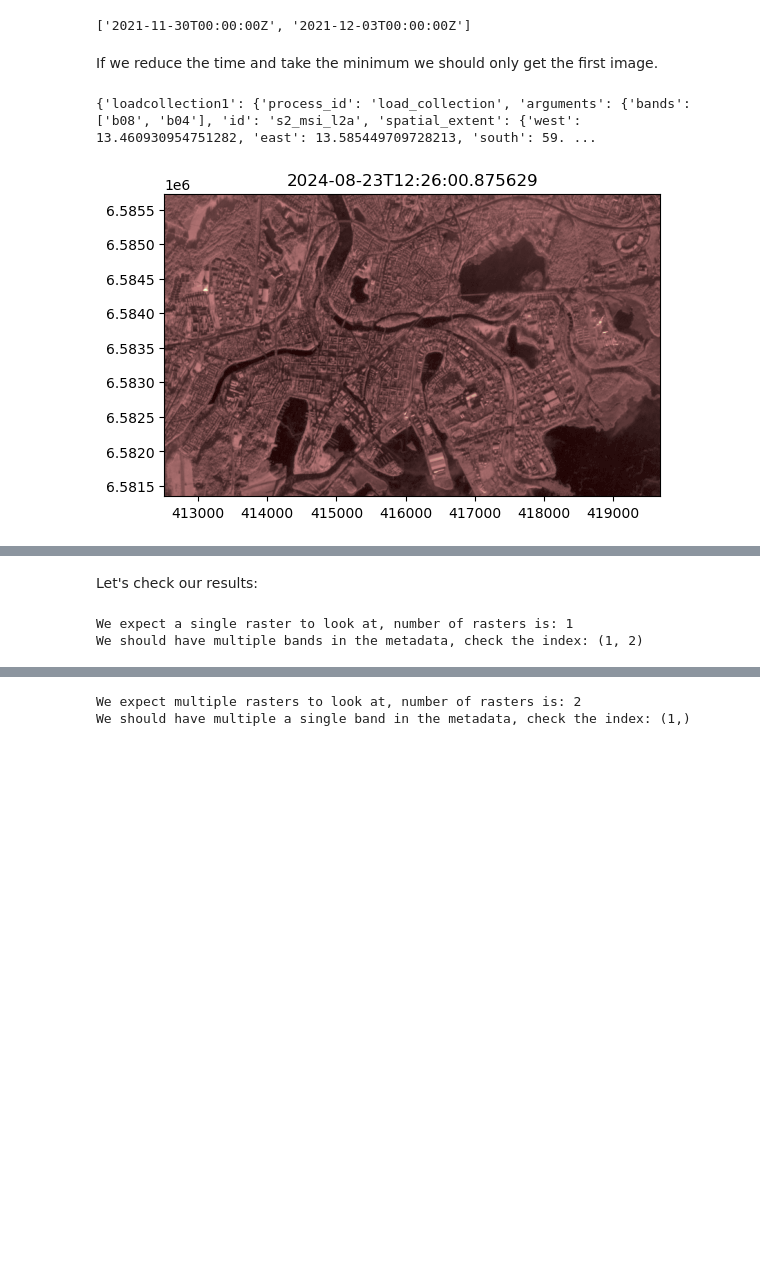
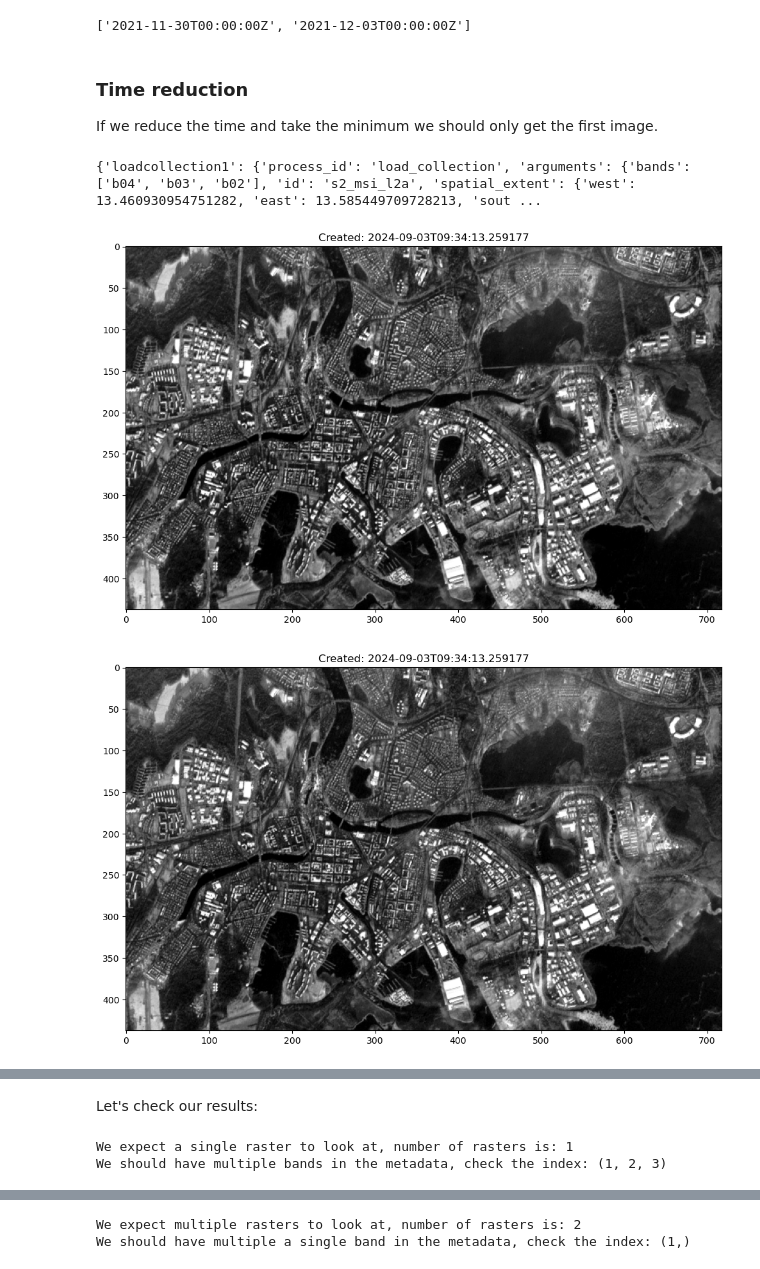
Before and after one commit to DigitalEarthSweden/digital-earth-sweden-community, a Jupyter notebook: tutorials/060_EO_020-Reductions.ipynb, the cells around one changed output, grey strips where cells are left out. Drawn from its saved outputs; the diff is of its cells as text; code cells hidden in the pictures; blank space fills up the shorter version.

```diff
--- a/tutorials/060_EO_020-Reductions.ipynb
+++ b/tutorials/060_EO_020-Reductions.ipynb
@@ -14,7 +46,7 @@ connection = openeo.connect(eo_service_url)
 s2_datacube=connection.load_collection(collection_id=s2.s2_msi_l2a,
                          spatial_extent=s2.bbox.karlstad_mini_land,
                          temporal_extent=s2.timespans.two_images,
-                        bands=['b08','b04'],
+                        bands=['b04', 'b03', 'b02'],
                         )
 # %%
 # Show information
@@ -39,14 +73,16 @@ s2.timespans.two_images
 # %% [output]
 ['2021-11-30T00:00:00Z', '2021-12-03T00:00:00Z']
 # %% [markdown]
+### Time reduction
 If we reduce the time and take the minimum we should only get the first image.
 # %%
 reduced_cube_over_time = s2_datacube.reduce_dimension(dimension="t", reducer="min")
 
 # Show information
 print(reduced_cube_over_time.flat_graph())
 s2_image_data_reduced = reduced_cube_over_time.download(format="gtiff")
-results_time_reduce=show_result(s2_image_data_reduced)
+results_time_reduce=show_result(s2_image_data_reduced, "Greys_r")
 # %% [output]
-{'loadcollection1': {'process_id': 'load_collection', 'arguments': {'bands': ['b08', 'b04'], 'id': 's2_msi_l2a', 'spatial_extent': {'west': 13.460930954751282, 'east': 13.585449709728213, 'south': 59. ...
+{'loadcollection1': {'process_id': 'load_collection', 'arguments': {'bands': ['b04', 'b03', 'b02'], 'id': 's2_msi_l2a', 'spatial_extent': {'west': 13.460930954751282, 'east': 13.585449709728213, 'sout ...
-[figure, old version]
+[figure, new version]
+[figure, added]
@@ -57,5 +94,5 @@ print("We expect a single raster to look at, number of rasters is:", len(results
 print("We should have multiple bands in the metadata, check the index:", results_time_reduce[0].indexes)
 # %% [output]
 We expect a single raster to look at, number of rasters is: 1
-We should have multiple bands in the metadata, check the index: (1, 2)
+We should have multiple bands in the metadata, check the index: (1, 2, 3)
 # %% [markdown]
```
Also changed, not shown: parts of 12 cells of this notebook.
